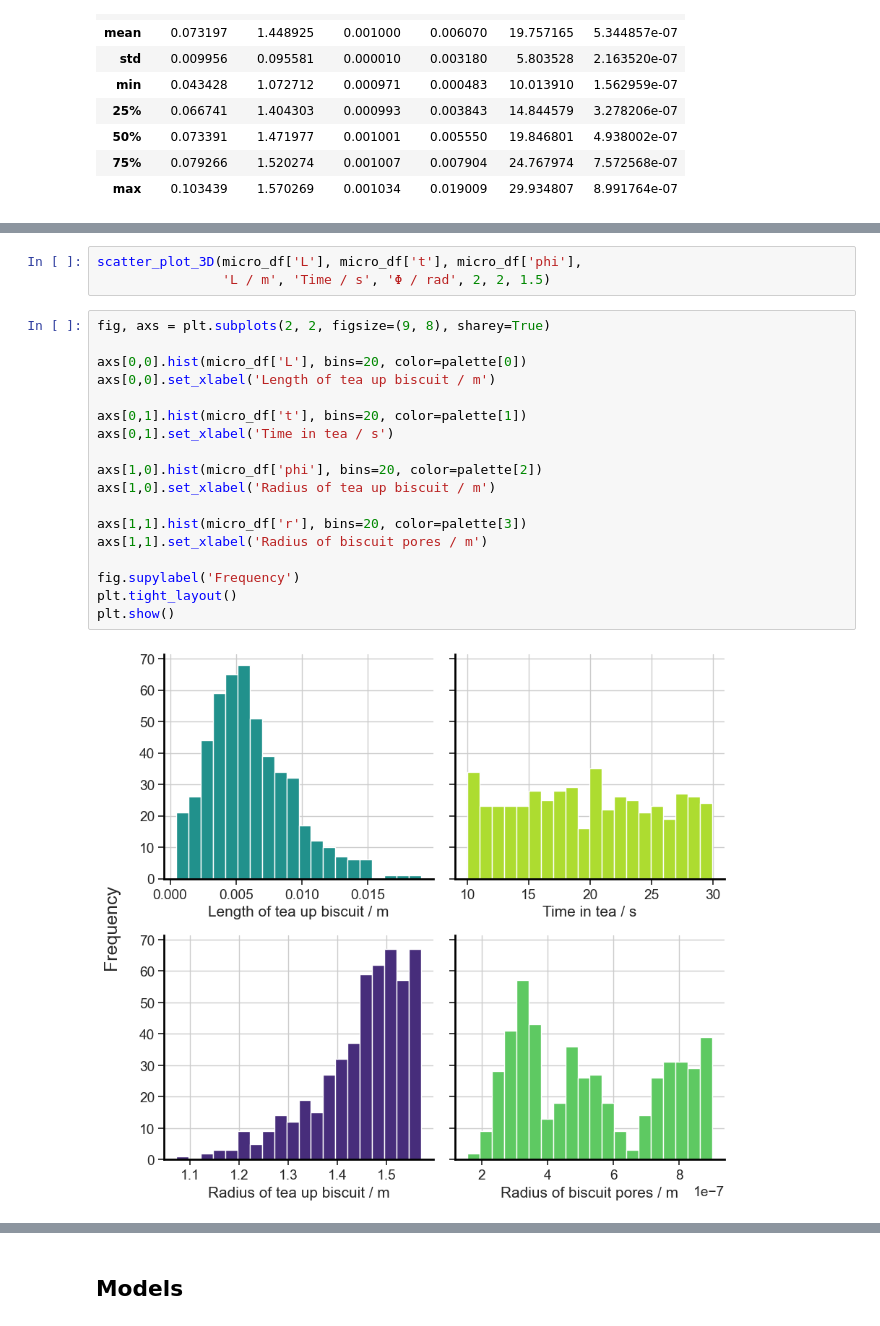
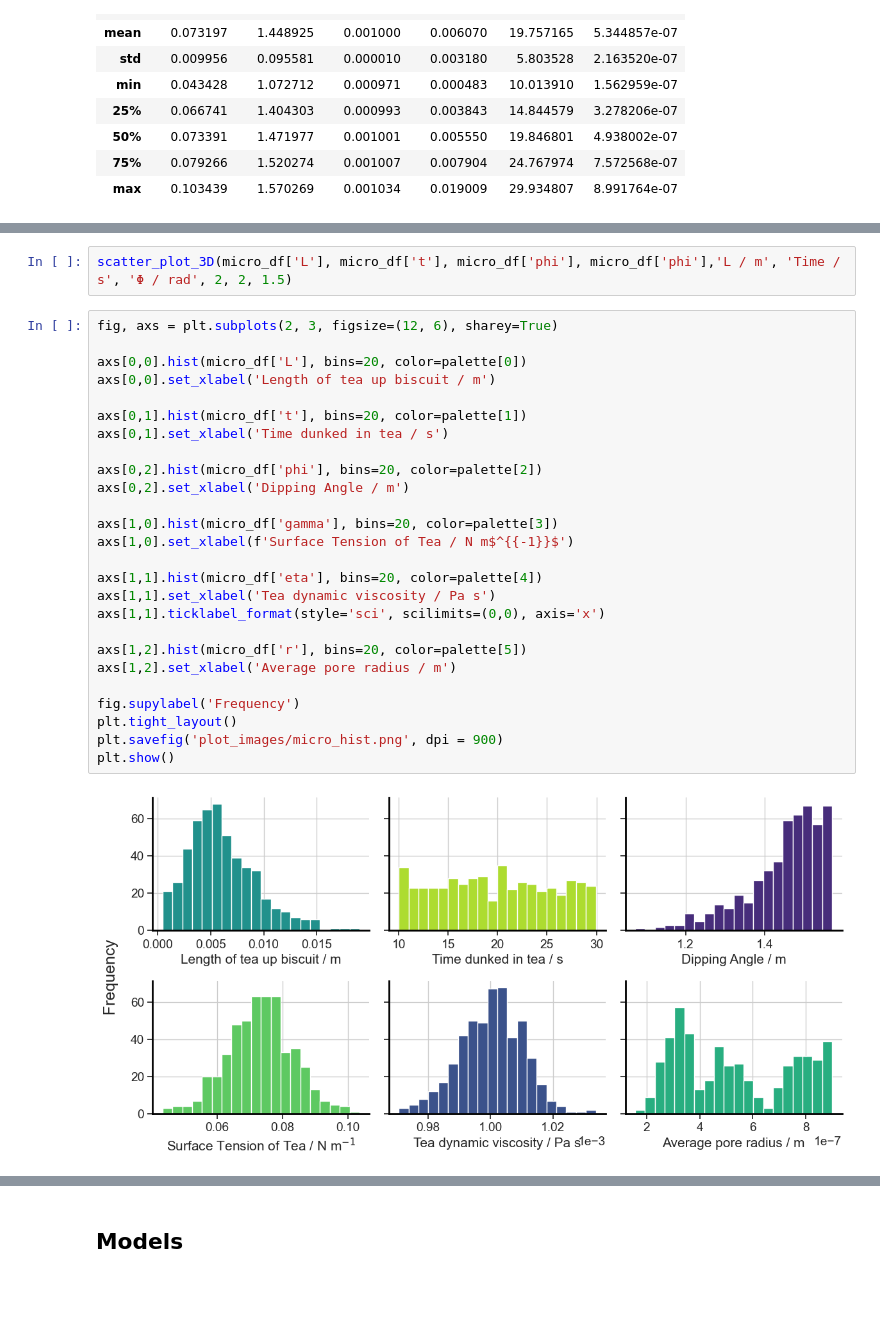
Before and after one commit to RedHorizonss/DunkingBiscuits, a Jupyter notebook: Washburn_model.ipynb, the cells around one changed output, grey strips where cells are left out. Cells and saved outputs as stored; diff of their text form; blank space fills up the shorter version.

Commit message:
making plots and cleaning up a few functions also deleted extra datasets that are not used.

```diff
--- a/Washburn_model.ipynb
+++ b/Washburn_model.ipynb
@@ -65,23 +29,30 @@ def scatter_plot_3D(x, y, z, x_label, y_label, z_label, eye_x, eye_y, eye_z):
 # %%
-scatter_plot_3D(micro_df['L'], micro_df['t'], micro_df['phi'],
-                'L / m', 'Time / s', 'Φ / rad', 2, 2, 1.5)
+scatter_plot_3D(micro_df['L'], micro_df['t'], micro_df['phi'], micro_df['phi'],'L / m', 'Time / s', 'Φ / rad', 2, 2, 1.5)
 # %%
-fig, axs = plt.subplots(2, 2, figsize=(9, 8), sharey=True)
+fig, axs = plt.subplots(2, 3, figsize=(12, 6), sharey=True)
 
 axs[0,0].hist(micro_df['L'], bins=20, color=palette[0])
 axs[0,0].set_xlabel('Length of tea up biscuit / m')
 
 axs[0,1].hist(micro_df['t'], bins=20, color=palette[1])
-axs[0,1].set_xlabel('Time in tea / s')
+axs[0,1].set_xlabel('Time dunked in tea / s')
 
-axs[1,0].hist(micro_df['phi'], bins=20, color=palette[2])
-axs[1,0].set_xlabel('Radius of tea up biscuit / m')
+axs[0,2].hist(micro_df['phi'], bins=20, color=palette[2])
+axs[0,2].set_xlabel('Dipping Angle / m')
 
-axs[1,1].hist(micro_df['r'], bins=20, color=palette[3])
-axs[1,1].set_xlabel('Radius of biscuit pores / m')
+axs[1,0].hist(micro_df['gamma'], bins=20, color=palette[3])
+axs[1,0].set_xlabel(f'Surface Tension of Tea / N m$^{{-1}}$')
+
+axs[1,1].hist(micro_df['eta'], bins=20, color=palette[4])
+axs[1,1].set_xlabel('Tea dynamic viscosity / Pa s')
+axs[1,1].ticklabel_format(style='sci', scilimits=(0,0), axis='x')
+
+axs[1,2].hist(micro_df['r'], bins=20, color=palette[5])
+axs[1,2].set_xlabel('Average pore radius / m')
 
 fig.supylabel('Frequency')
 plt.tight_layout()
+plt.savefig('plot_images/micro_hist.png', dpi = 900)
 plt.show()
 # %% [output]
-[figure, old version]
+[figure, new version]
```
Also changed, not shown: parts of 26 cells of this notebook, 7 other files.
